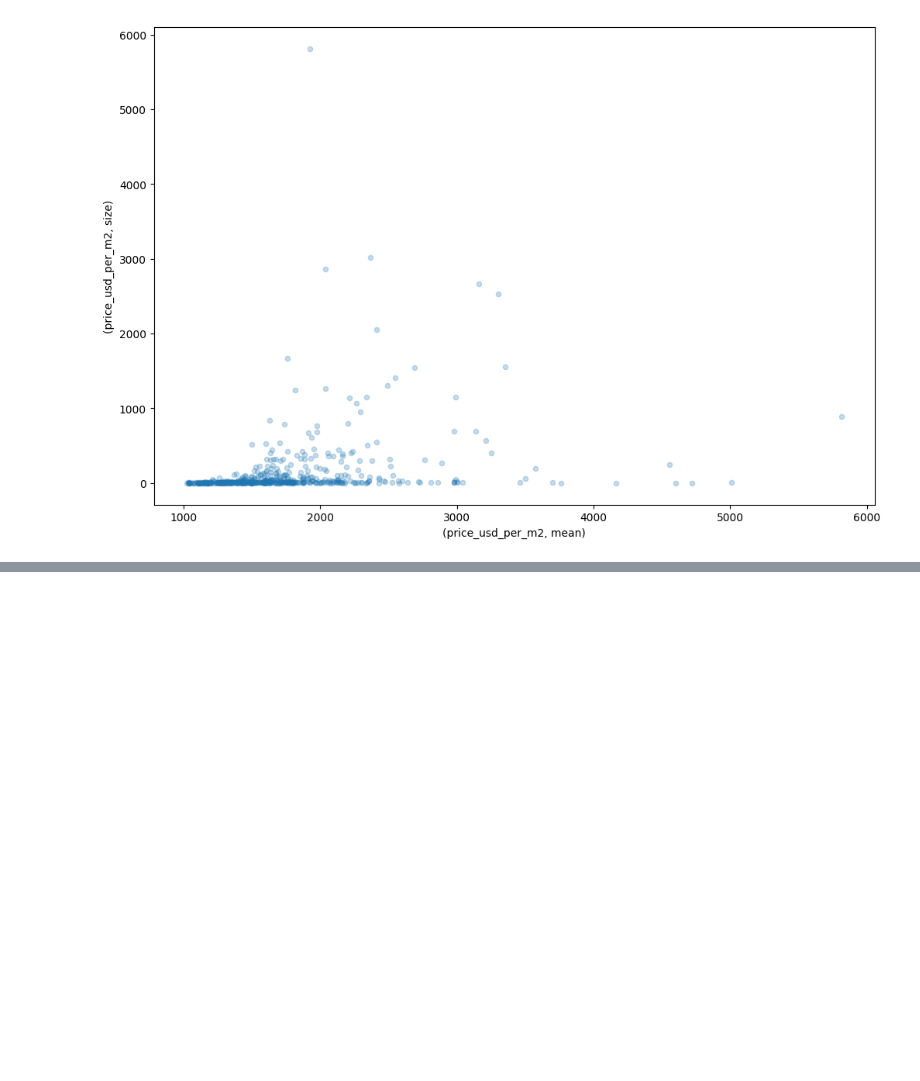
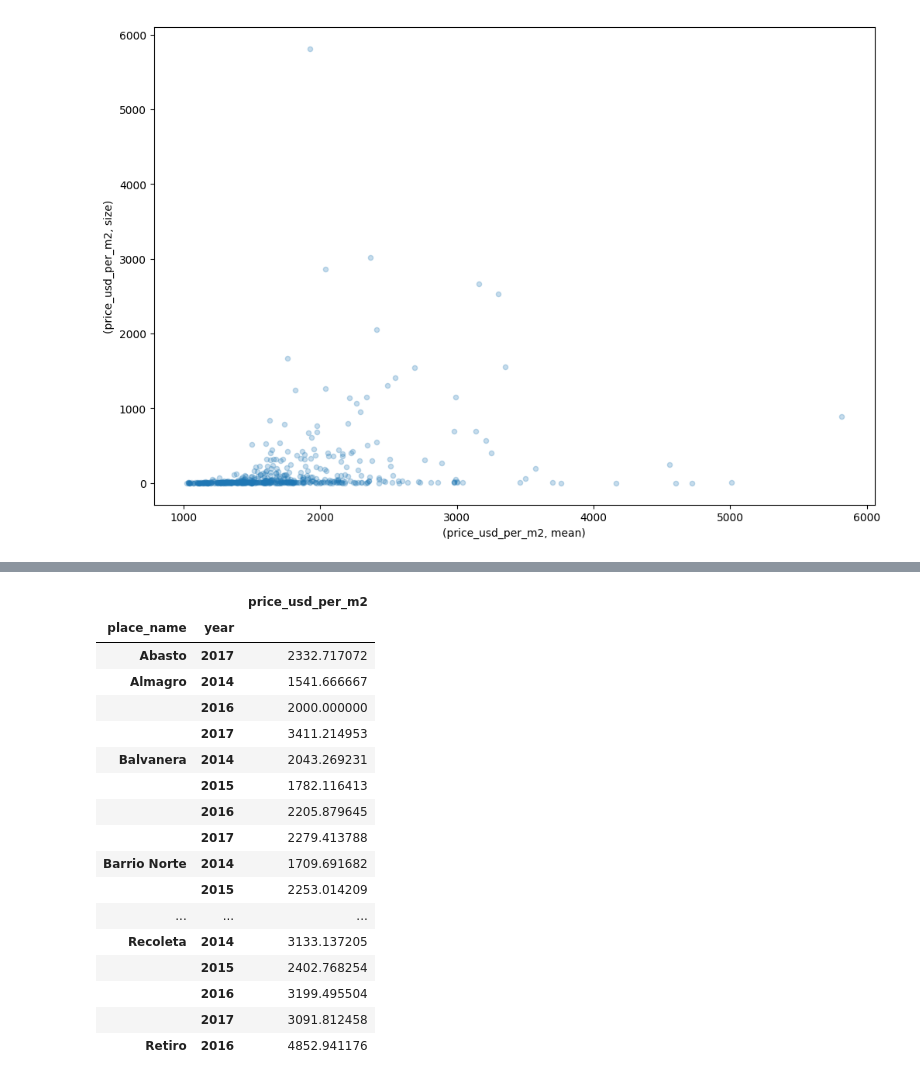
Before and after one commit to Belovic94/TP1-Analisis-Exploratorio, a Jupyter notebook: Analisis Exploratorio.ipynb, the cells around one changed output, grey strips where cells are left out. Saved outputs shown, nothing was run; the diff lists cells and outputs as text; code cells hidden in the pictures; blank space fills up the shorter version.

```diff
--- a/Analisis Exploratorio.ipynb
+++ b/Analisis Exploratorio.ipynb
@@ -262,0 +273,29 @@ cercanasANuevasEstaciones
+# %%
+#dataPorBarrioYAnioCABA = dataCapGbamayoresA1000.loc[dataCapGbamayoresA1000["state_name"] == "Capital Federal", :]
+dataPorBarrioYAnioCABA = cercanasANuevasEstaciones
+dataPorBarrioYAnioCABA.loc[:, "year"] = dataPorBarrioYAnioCABA.apply(lambda x: x["created_on"].partition("-")[0], axis = 1)
+dataPorBarrioYAnioCABA = dataPorBarrioYAnioCABA.loc[:, ["year", "place_name", "price_usd_per_m2"]]
+dataPorBarrioYAnioCABA = dataPorBarrioYAnioCABA.groupby(["place_name", "year"]).agg(np.mean)
+#dataPorBarrioYAnioCABA
+#dataDeRecoleta = dataPorBarrioYAnioCABA.reset_index()
+#dataDeRecoleta = dataDeRecoleta.loc[dataDeRecoleta["place_name"] == "Recoleta", :]
+dataPorBarrioYAnioCABA
+# %% [output]
+|  |  | price_usd_per_m2 |
+| place_name | year |  |
+| Abasto | 2017 | 2332.717072 |
+| Almagro | 2014 | 1541.666667 |
+|  | 2016 | 2000.000000 |
+|  | 2017 | 3411.214953 |
+| Balvanera | 2014 | 2043.269231 |
+|  | 2015 | 1782.116413 |
+|  | 2016 | 2205.879645 |
+|  | 2017 | 2279.413788 |
+| Barrio Norte | 2014 | 1709.691682 |
+|  | 2015 | 2253.014209 |
+| ... | ... | ... |
+| Recoleta | 2014 | 3133.137205 |
+|  | 2015 | 2402.768254 |
+|  | 2016 | 3199.495504 |
+|  | 2017 | 3091.812458 |
+| Retiro | 2016 | 4852.941176 |
```
Also changed, not shown: parts of 5 cells of this notebook.
